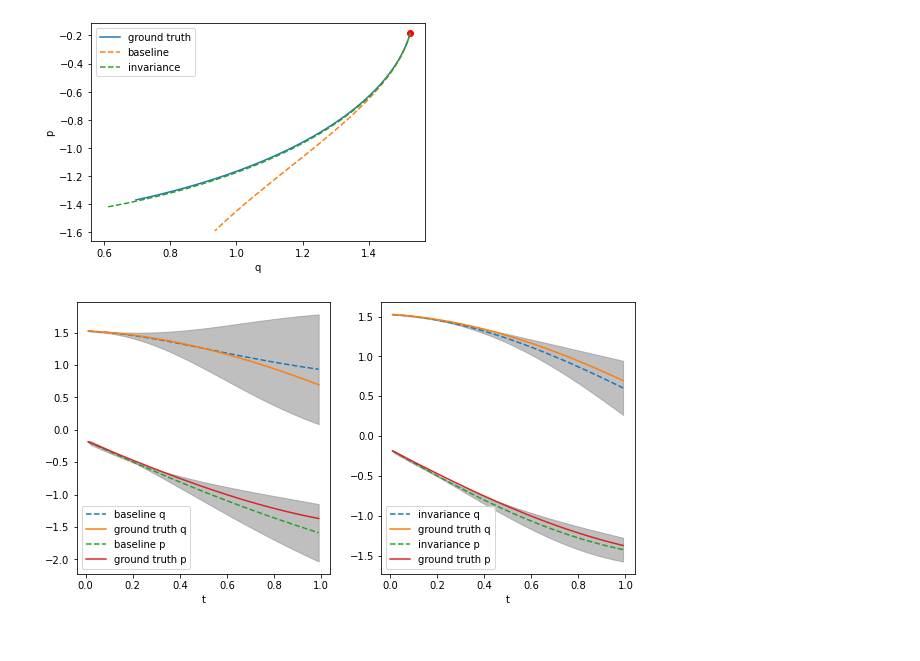
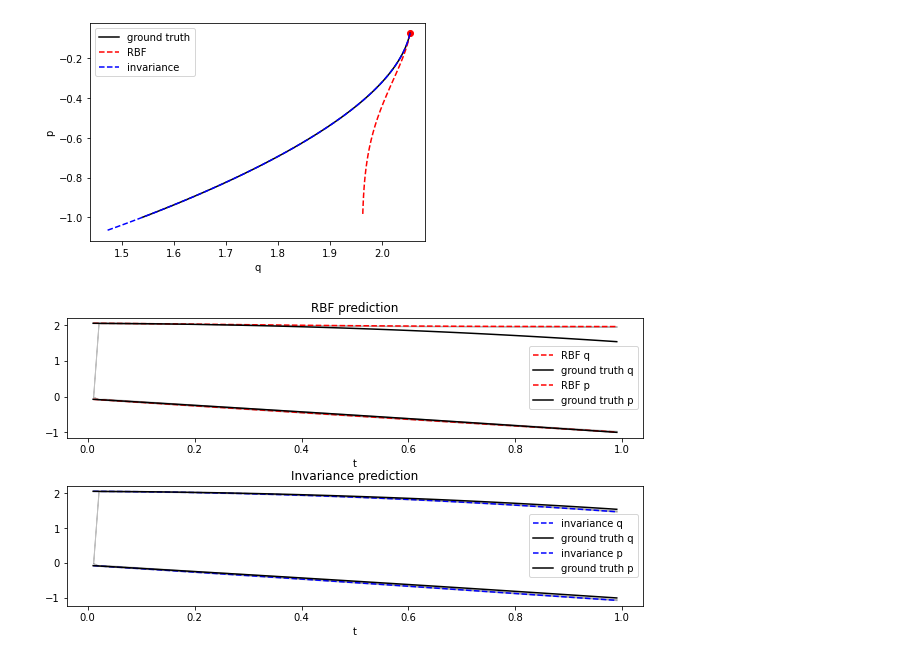
Before and after one commit to charlielao/dynamical_system_invariance_project, a Jupyter notebook: codes/run_undamped.ipynb, the cells around one changed output. Cells and saved outputs as stored; diff of their text form; code cells hidden in the pictures.

Commit message:
semi leap frog, plot graphs

```diff
--- a/codes/run_undamped.ipynb
+++ b/codes/run_undamped.ipynb
@@ -13,14 +13,14 @@ os.environ["CUDA_VISIBLE_DEVICES"] = '3'
 mean = ZeroMean(2)
 time_step = 0.01
 training_time = 0.1
-testing_time = 1
+testing_time =  1
 
-max_x = 3
+max_x = 120
 n_train = 1
 train_starting_position = np.random.uniform(-max_x, max_x, (n_train))
 train_starting_velocity = np.random.uniform(-max_x/5, max_x/5, (n_train))
 
 print(train_starting_position)
 print(train_starting_velocity)
-data = get_SHM_data(time_step, training_time, 1e-8, train_starting_position, train_starting_velocity) #switch
+data = get_pendulum_data(time_step, training_time, 1e-8, train_starting_position, train_starting_velocity) #switch
 # %% [output]
@@ -49,14 +49,15 @@ eva_future_inv = []
 eva_grid_moi = []
 eva_grid_inv = []
 for i in range(5):
-    test_starting_position = np.random.uniform(-max_x, max_x)
+#    test_starting_position = np.random.uniform(-max_x,max_x)
+    test_starting_position = np.random.uniform(max_x,30+max_x)
     test_starting_velocity = np.random.uniform(-max_x/5, max_x/5)
 
     print(test_starting_position)
     print(test_starting_velocity)
 
-    test_data = get_SHM_data(time_step, testing_time, 1e-8, [test_starting_position], [test_starting_velocity])
-    for jitter in [5e-6]:
+    test_data = get_pendulum_data(time_step, testing_time, 1e-8, [test_starting_position], [test_starting_velocity])
+    for jitter in [1e-5]:
     #    print("current jitter %s" %jitter)
         moi = get_GPR_model(get_MOI(), mean, data, 500)
         print("%s, "%round(moi.log_marginal_likelihood().numpy()))
@@ -65,17 +66,17 @@ for i in range(5):
 
         lml_moi.append(moi.log_marginal_likelihood().numpy())
         eva_future_moi.append(evaluate_moi[0])
-        eva_grid_moi.append(evaluate_model_grid(moi, 5, 40, SHM_dynamics))
+        eva_grid_moi.append(evaluate_model_grid(moi, np.radians(150), 40, pendulum_dynamics))
         for invar_density in [40]: #np.arange(10, 30, 10):
                 try:
-                    kernel = get_SHM_invariance(5, invar_density, jitter) #switch
+                    kernel = get_pendulum_invariance(np.radians(150), invar_density, jitter) #switch
                     m = get_GPR_model(kernel, mean, data, 500)
                     print(round(m.log_marginal_likelihood().numpy()))
                     evaluate_invariance = evaluate_model_future(m, test_data, time_step)
                     print(format(evaluate_invariance[0],".4f"))
                     lml_inv.append(m.log_marginal_likelihood().numpy())
                     eva_future_inv.append(evaluate_invariance[0])
-                    eva_grid_inv.append(evaluate_model_grid(m, 5, 40, SHM_dynamics))
+                    eva_grid_inv.append(evaluate_model_grid(m, np.radians(150), 40, pendulum_dynamics))
 
                 except tf.errors.InvalidArgumentError:
                     print("jitter too small")
@@ -118,36 +111,45 @@ print(format(np.mean(eva_grid_inv),".4f"))
 # %%
 import matplotlib.pyplot as plt
 fig, ax = plt.subplots()
-plt.plot(test_data[0][:,0],test_data[0][:,1], label="ground truth")
-plt.plot(evaluate_moi[1][:,0],evaluate_moi[1][:,1], "--", label='baseline')
-plt.plot(evaluate_invariance[1][:,0],evaluate_invariance[1][:,1], "--", label="invariance")
+plt.plot(test_data[0][:,0],test_data[0][:,1], label="ground truth", color="black")
+plt.plot(evaluate_moi[1][:,0],evaluate_moi[1][:,1], "--", label='RBF', color="red")
+plt.plot(evaluate_invariance[1][:,0],evaluate_invariance[1][:,1], "--", label="invariance", color="blue")
 plt.scatter(test_data[0][0,0],test_data[0][0,1],color="red")
 plt.xlabel("q")
 plt.ylabel("p")
 plt.legend()
-plt.savefig("figures/SHM_predicted_trajectory.pdf")
+plt.savefig("figures/pendulum_predicted_trajectory.pdf")
 # %% [output]
-[figure, old version]
+[figure, new version]
 # %%
 
-f, (ax1, ax2) = plt.subplots(1, 2,figsize=(10,5))
+f, (ax1, ax2) = plt.subplots(2, 1,figsize=(10,5))
 t = np.linspace(0, testing_time, int(testing_time/time_step))[1:-1]
-ax1.plot(t,evaluate_moi[1][:,0],'--',label="baseline q")
-ax1.plot(t, test_data[0][:,0], label="ground truth q")
-ax1.fill_between(t,evaluate_moi[1][:,0]+1.96*np.sqrt(evaluate_moi[2][:,0]+moi.likelihood.variance.numpy()),evaluate_moi[1][:,0]-1.96*np.sqrt(evaluate_moi[2][:,0]+moi.likelihood.variance.numpy()), color="grey", alpha=0.5)
-ax1.plot(t,evaluate_moi[1][:,1],'--',label="baseline p")
-ax1.plot(t, test_data[0][:,1], label="ground truth p" )
-ax1.fill_between(t,evaluate_moi[1][:,1]+1.96*np.sqrt(evaluate_moi[2][:,1]+moi.likelihood.variance.numpy()),evaluate_moi[1][:,1]-1.96*np.sqrt(evaluate_moi[2][:,1]+moi.likelihood.variance.numpy()), color="grey", alpha=0.5)
+ax1.plot(t,evaluate_moi[1][:,0],'--',label="RBF q", color="red" )
+ax1.plot(t, test_data[0][:,0], label="ground truth q", color="black")
+ax1.fill_between(t,evaluate_moi[2][:,0],evaluate_moi[3][:,0], color="grey", alpha=0.5)
+ax1.plot(t,evaluate_moi[1][:,1],'--',label="RBF p", color="red")
+ax1.plot(t, test_data[0][:,1], label="ground truth p", color="black")
+ax1.fill_between(t,evaluate_moi[2][:,1],evaluate_moi[3][:,1], color="grey", alpha=0.5)
 ax1.set_xlabel("t")
+ax1.set_title("RBF prediction")
 ax1.legend()
-ax2.plot(t,evaluate_invariance[1][:,0], '--', label="invariance q")
-ax2.fill_between(t,evaluate_invariance[1][:,0]+1.96*np.sqrt(evaluate_invariance[2][:,0]+m.likelihood.variance.numpy()),evaluate_invariance[1][:,0]-1.96*np.sqrt(evaluate_invariance[2][:,0]+m.likelihood.variance.numpy()), color="grey", alpha=0.5)
-ax2.plot(t, test_data[0][:,0],label="ground truth q")
-ax2.plot(t,evaluate_invariance[1][:,1], '--', label="invariance p")
-ax2.plot(t, test_data[0][:,1],label="ground truth p")
-ax2.fill_between(t,evaluate_invariance[1][:,1]+1.96*np.sqrt(evaluate_invariance[2][:,1]+m.likelihood.variance.numpy()),evaluate_invariance[1][:,1]-1.96*np.sqrt(evaluate_invariance[2][:,1]+m.likelihood.variance.numpy()), color="grey", alpha=0.5)
+
+ax2.plot(t,evaluate_invariance[1][:,0], '--', label="invariance q", color="blue")
+ax2.plot(t, test_data[0][:,0],label="ground truth q", color="black")
+ax2.fill_between(t,evaluate_invariance[2][:,0],evaluate_invariance[3][:,0], color="grey", alpha=0.5)
+ax2.plot(t,evaluate_invariance[1][:,1], '--', label="invariance p", color="blue")
+ax2.plot(t, test_data[0][:,1],label="ground truth p", color="black")
+ax2.fill_between(t,evaluate_invariance[2][:,1],evaluate_invariance[3][:,1], color="grey", alpha=0.5)
 ax2.set_xlabel("t")
+ax2.set_title("Invariance prediction")
 ax2.legend()
-plt.savefig("figures/SHM_predicted_trajectory_seperate.pdf")
+plt.subplots_adjust(left=0.1,
+                    bottom=0.1,
+                    right=0.9,
+                    top=0.9,
+                    wspace=0.4,
+                    hspace=0.4)
+plt.savefig("figures/pendulum_predicted_trajectory_seperate.pdf")
 # %% [output]
-[figure, old version]
+[figure, new version]
```
Also changed, not shown: parts of 7 cells of this notebook, 20 other files.
